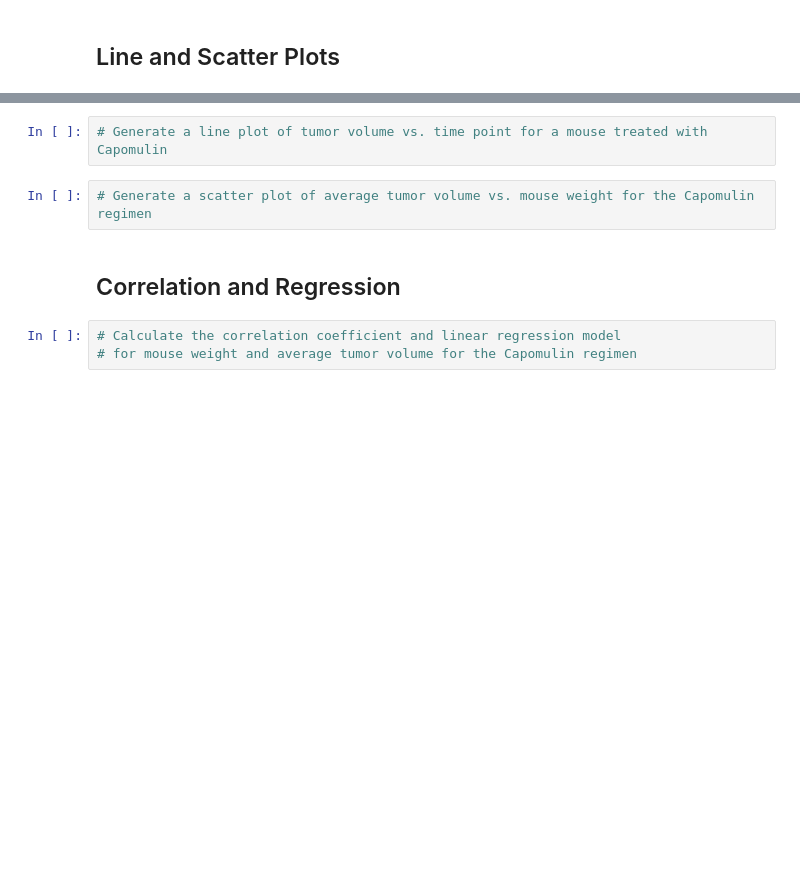
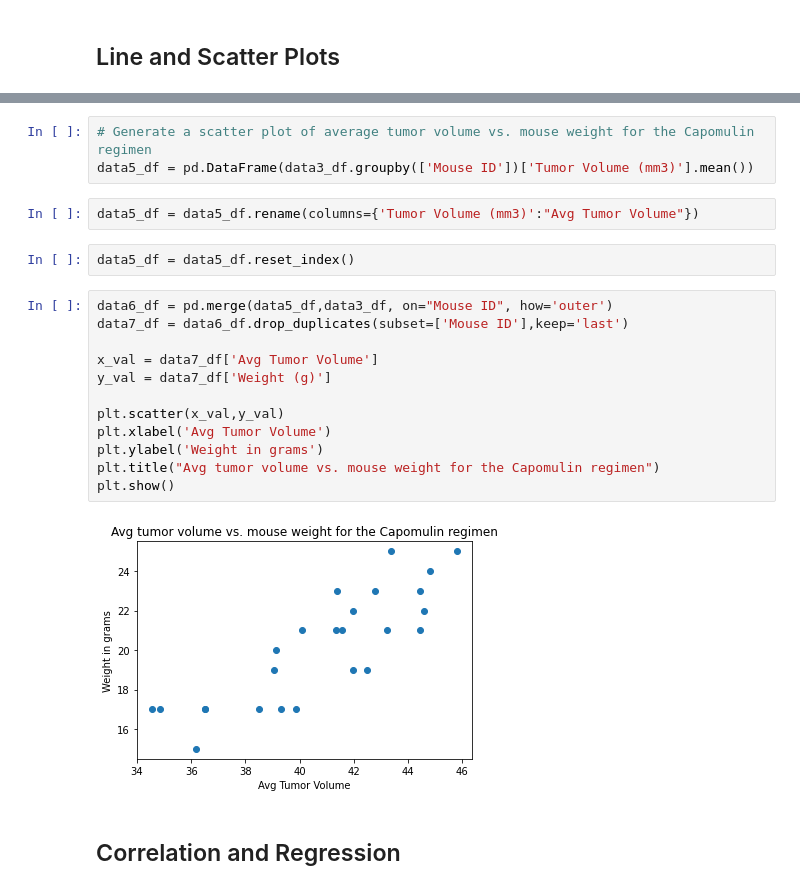
Before and after one commit to aarvinrathod/matplotlib-challenge, a Jupyter notebook: Pymaceuticals/pymaceuticals_starter.ipynb, the cells around one changed output, grey strips where cells are left out. Drawn from its saved outputs; the diff is of its cells as text; blank space fills up the shorter version.

```diff
--- a/Pymaceuticals/pymaceuticals_starter.ipynb
+++ b/Pymaceuticals/pymaceuticals_starter.ipynb
@@ -254,9 +239,23 @@ plt.show()
 # %%
-# Generate a line plot of tumor volume vs. time point for a mouse treated with Capomulin
+# Generate a scatter plot of average tumor volume vs. mouse weight for the Capomulin regimen
+data5_df = pd.DataFrame(data3_df.groupby(['Mouse ID'])['Tumor Volume (mm3)'].mean())
-# %%
-# Generate a scatter plot of average tumor volume vs. mouse weight for the Capomulin regimen
+# %%
+data5_df = data5_df.rename(columns={'Tumor Volume (mm3)':"Avg Tumor Volume"})
+# %%
+data5_df = data5_df.reset_index()
+# %%
+data6_df = pd.merge(data5_df,data3_df, on="Mouse ID", how='outer')
+data7_df = data6_df.drop_duplicates(subset=['Mouse ID'],keep='last')
+
+x_val = data7_df['Avg Tumor Volume']
+y_val = data7_df['Weight (g)']
+
+plt.scatter(x_val,y_val)
+plt.xlabel('Avg Tumor Volume')
+plt.ylabel('Weight in grams')
+plt.title("Avg tumor volume vs. mouse weight for the Capomulin regimen")
+plt.show()
+# %% [output]
+[figure, added]
 # %% [markdown]
 ## Correlation and Regression
-# %%
-# Calculate the correlation coefficient and linear regression model
-# for mouse weight and average tumor volume for the Capomulin regimen
```
Also changed, not shown: parts of 7 cells of this notebook.
